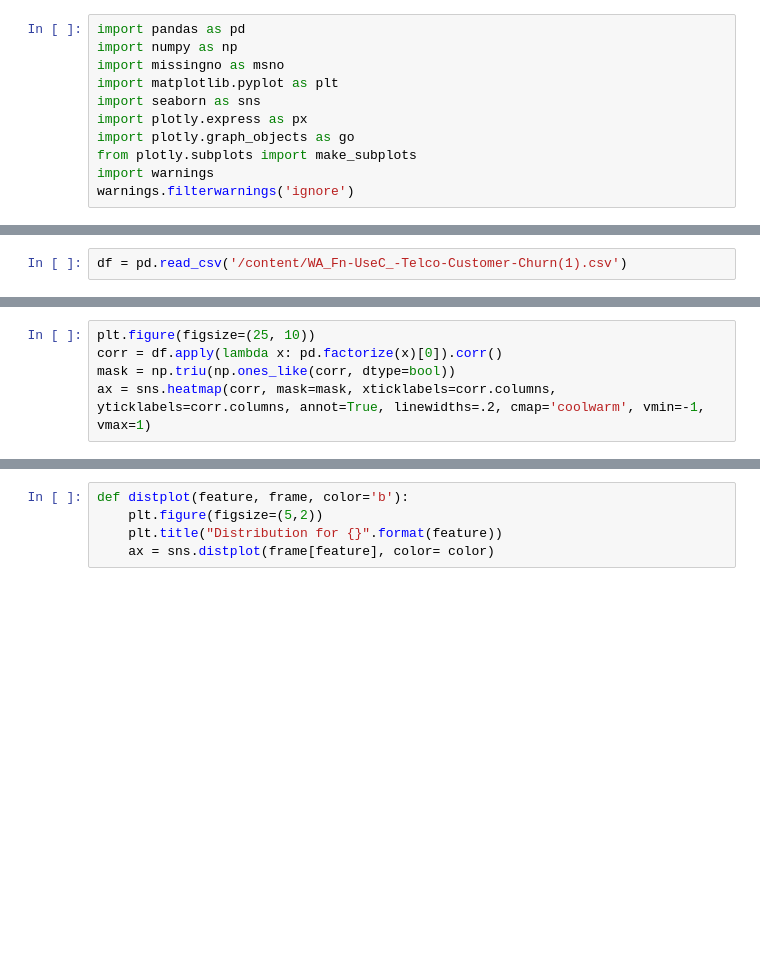
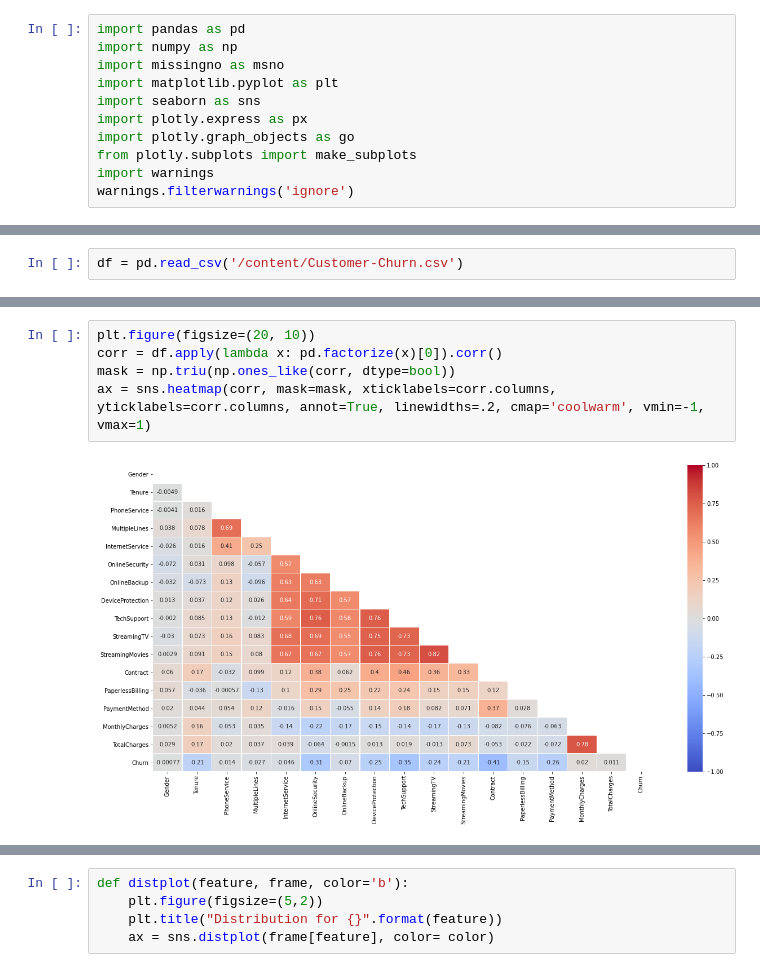
Before and after one commit to Ayat30/datamining, a Jupyter notebook: churn_py.ipynb, the cells around one changed output, grey strips where cells are left out. Cells and saved outputs as stored; diff of their text form; blank space fills up the shorter version.

```diff
--- a/churn_py.ipynb
+++ b/churn_py.ipynb
@@ -38,4 +41,4 @@ uploaded = files.upload()
 # %%
-df = pd.read_csv('/content/WA_Fn-UseC_-Telco-Customer-Churn(1).csv')
+df = pd.read_csv('/content/Customer-Churn.csv')
 # %%
 df.head(10)
@@ -63,8 +159,10 @@ df["InternetService"].describe(include=['object', 'bool'])
 # %%
-plt.figure(figsize=(25, 10))
+plt.figure(figsize=(20, 10))
 corr = df.apply(lambda x: pd.factorize(x)[0]).corr()
 mask = np.triu(np.ones_like(corr, dtype=bool))
 ax = sns.heatmap(corr, mask=mask, xticklabels=corr.columns, yticklabels=corr.columns, annot=True, linewidths=.2, cmap='coolwarm', vmin=-1, vmax=1)
+# %% [output]
+[figure, added]
 # %%
 def object_to_int(dataframe_series):
     if dataframe_series.dtype=='object':
```
Also changed, not shown: parts of 17 cells of this notebook.
